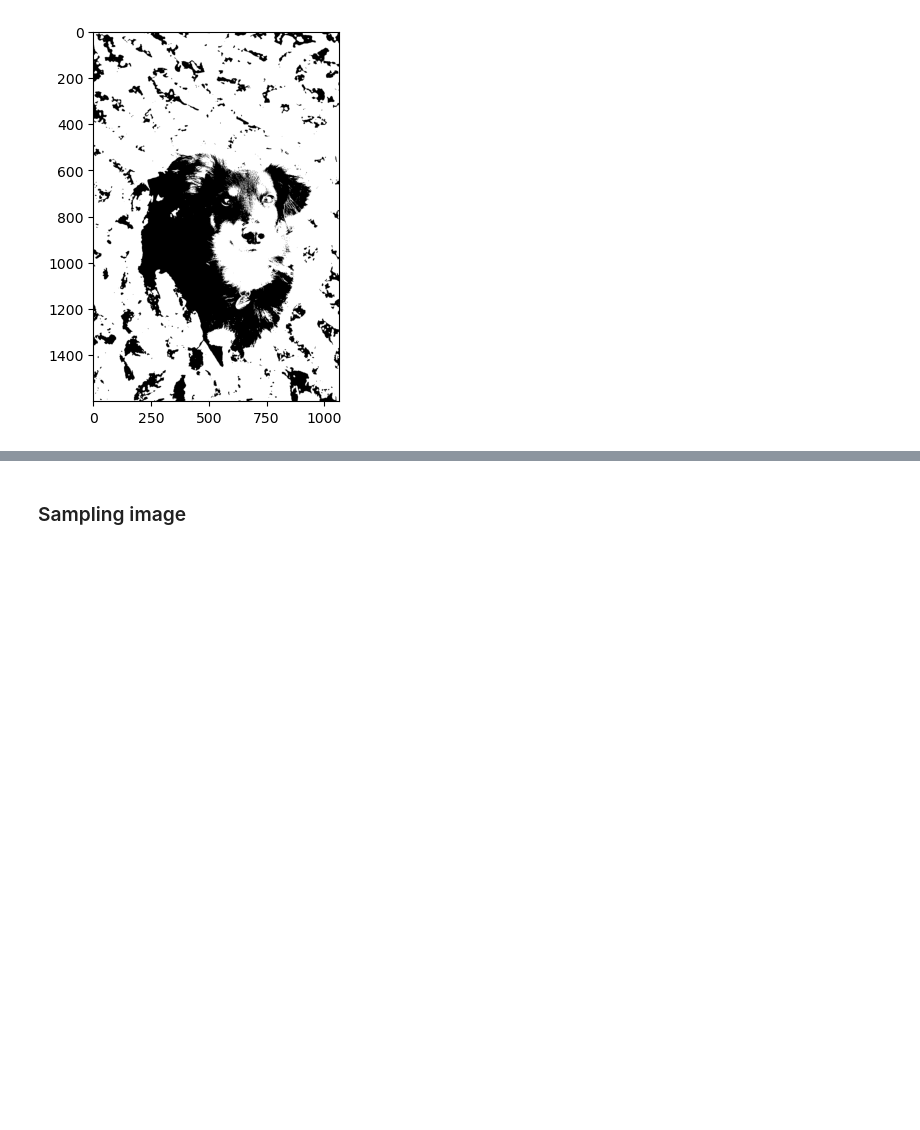
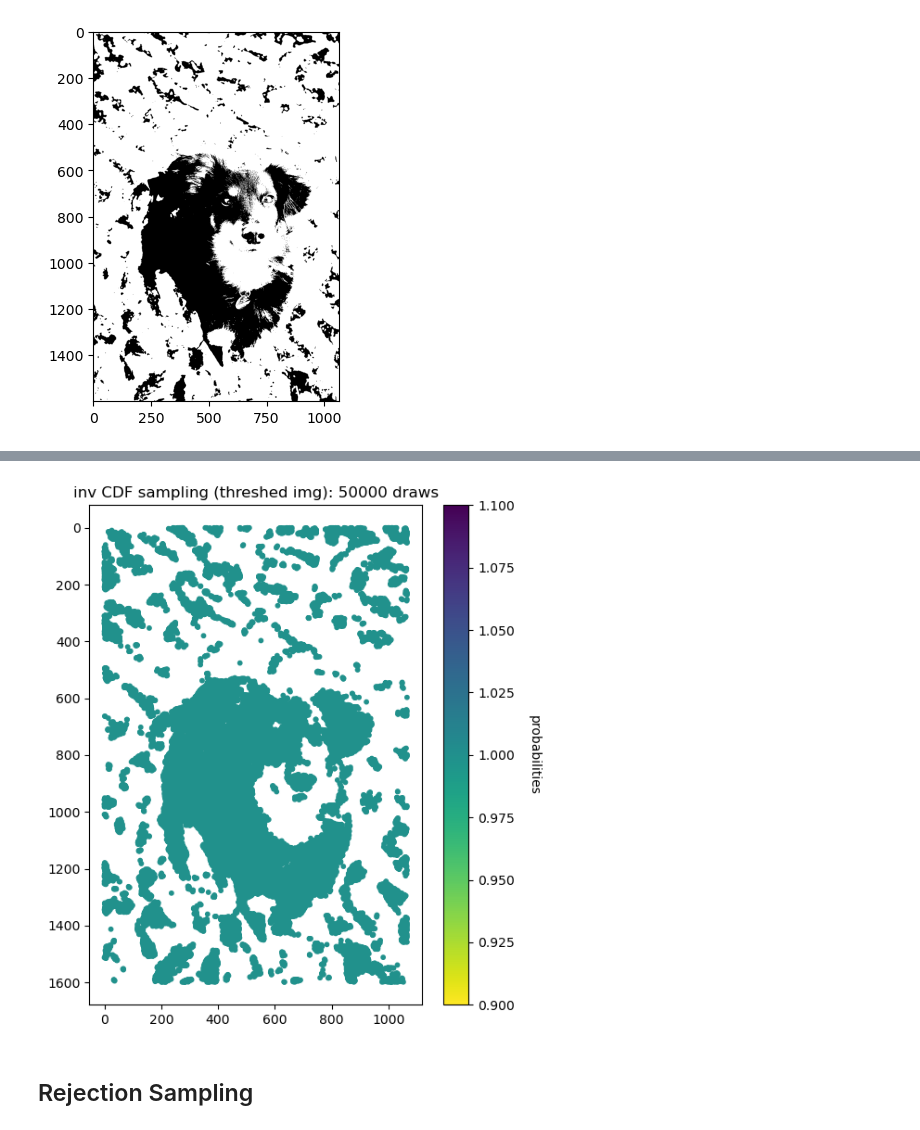
Before and after one commit to dHuberYoumans/maths, a Jupyter notebook: ImgSampling/sampling_from_img.ipynb, the cells around one changed output, grey strips where cells are left out. Saved outputs shown, nothing was run; the diff lists cells and outputs as text; code cells hidden in the pictures; blank space fills up the shorter version.

```diff
--- a/ImgSampling/sampling_from_img.ipynb
+++ b/ImgSampling/sampling_from_img.ipynb
@@ -122,2 +209,7 @@ plt.imshow(thresh_img,cmap='gray_r')
+# %%
+N = 50_000
+invCDFsampling(thresh_img,n_draws=N,figsize=(6,7),dot_size=10,cmap='viridis_r',title=f'inv CDF sampling (threshed img): {N} draws')
+# %% [output]
+[figure, added]
 # %% [markdown]
-### Sampling image
+## Rejection Sampling
```
Also changed, not shown: parts of 8 cells of this notebook.
